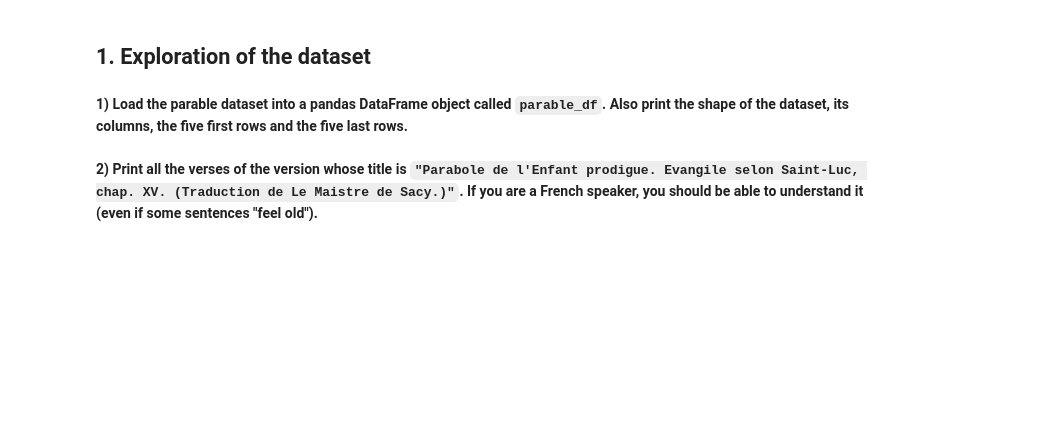
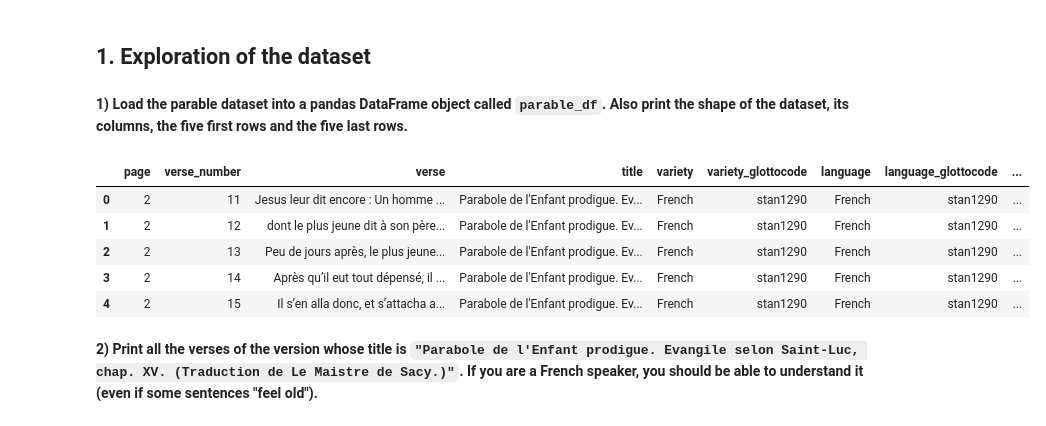
Before and after one commit to Hawawou/M2_NLP, a Jupyter notebook: Low_resource_languages/01_LanguageIdentification.ipynb, the cells around one changed output. Drawn from its saved outputs; the diff is of its cells as text; code cells hidden in the pictures; blank space fills up the shorter version.

```diff
--- a/Low_resource_languages/01_LanguageIdentification.ipynb
+++ b/Low_resource_languages/01_LanguageIdentification.ipynb
@@ -59,3 +35,14 @@ The dataset presents a combination of challenges which are often observed in low
+# %%
+# TO DO
+parable_df = pd.read_csv("data/parable_dataset.csv")
+parable_df.head()
+# %% [output]
+|  | page | verse_number | verse | title | variety | variety_glottocode | language | language_glottocode | ... |
+| 0 | 2 | 11 | Jesus leur dit encore : Un homme ... | Parabole de l'Enfant prodigue. Ev... | French | stan1290 | French | stan1290 | ... |
+| 1 | 2 | 12 | dont le plus jeune dit à son père... | Parabole de l'Enfant prodigue. Ev... | French | stan1290 | French | stan1290 | ... |
+| 2 | 2 | 13 | Peu de jours après, le plus jeune... | Parabole de l'Enfant prodigue. Ev... | French | stan1290 | French | stan1290 | ... |
+| 3 | 2 | 14 | Après qu’il eut tout dépensé, il ... | Parabole de l'Enfant prodigue. Ev... | French | stan1290 | French | stan1290 | ... |
+| 4 | 2 | 15 | Il s’en alla donc, et s’attacha a... | Parabole de l'Enfant prodigue. Ev... | French | stan1290 | French | stan1290 | ... |
 # %% [markdown]
 **2) Print all the verses of the version whose title is `"Parabole de l'Enfant prodigue. Evangile selon Saint-Luc, chap. XV. (Traduction de Le Maistre de Sacy.)"`. If you are a French speaker, you should be able to understand it (even if some sentences "feel old").**
 # %%
```
Also changed, not shown: parts of 14 cells of this notebook, 7 other files.
